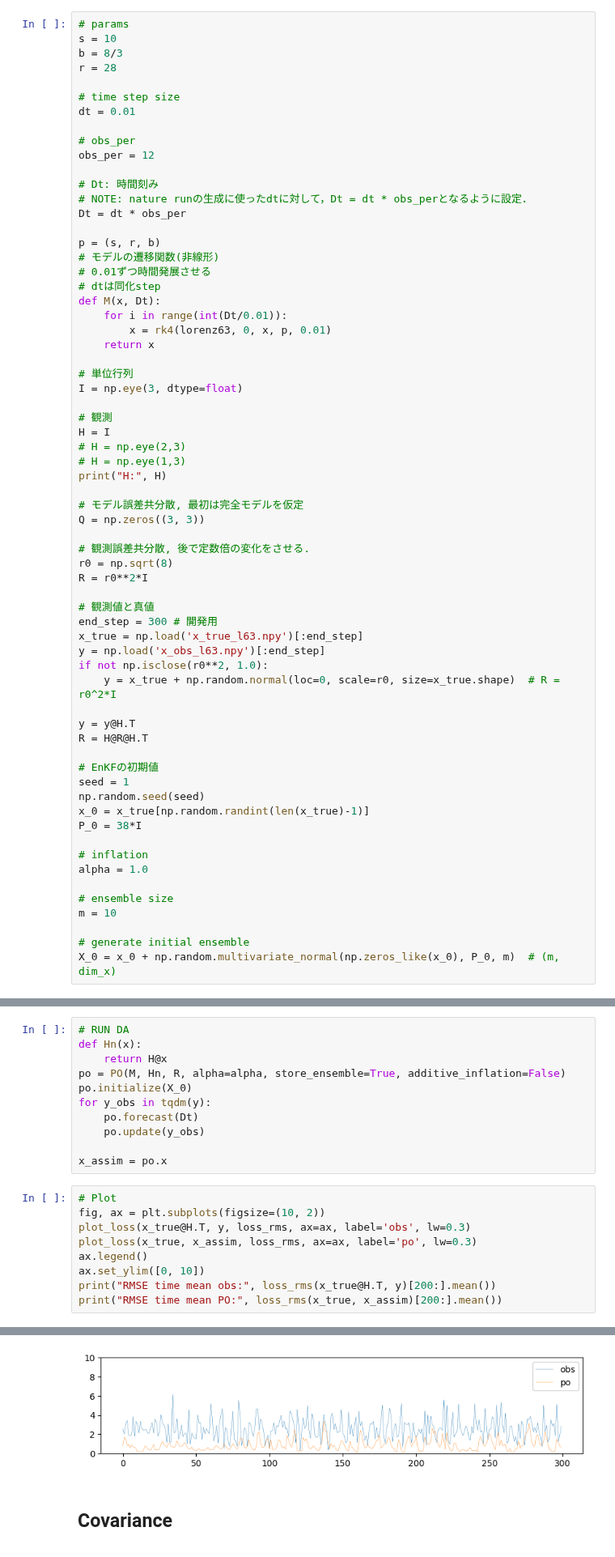
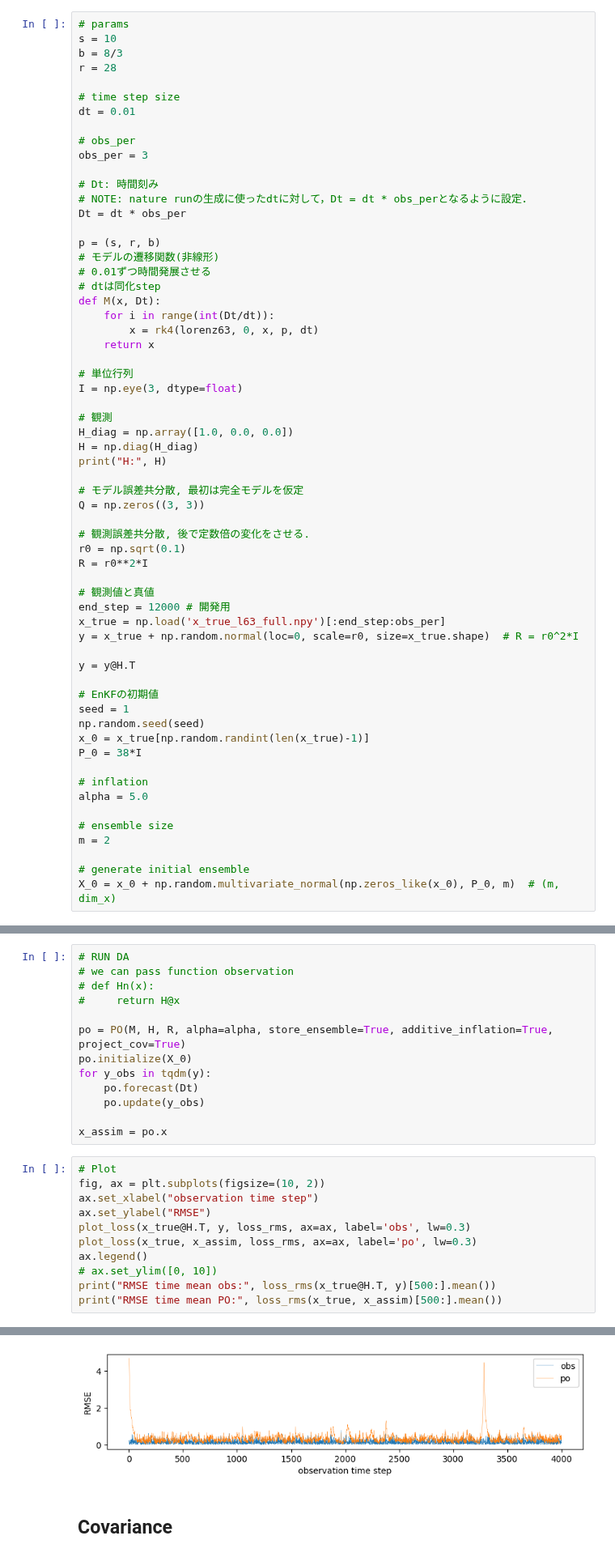
Before and after one commit to KotaTakeda/da_py, a Jupyter notebook: examples/l63_po.ipynb, the cells around one changed output, grey strips where cells are left out. Shown at 81% size. Saved outputs shown, nothing was run; the diff lists cells and outputs as text.

```diff
--- a/examples/l63_po.ipynb
+++ b/examples/l63_po.ipynb
@@ -17,7 +17,7 @@ r = 28
 dt = 0.01
 
 # obs_per
-obs_per = 12
+obs_per = 3
 
 # Dt: 時間刻み
 # NOTE: nature runの生成に使ったdtに対して，Dt = dt * obs_perとなるように設定．
@@ -28,35 +28,31 @@ p = (s, r, b)
 # 0.01ずつ時間発展させる
 # dtは同化step
 def M(x, Dt):
-    for i in range(int(Dt/0.01)):
-        x = rk4(lorenz63, 0, x, p, 0.01)
+    for i in range(int(Dt/dt)):
+        x = rk4(lorenz63, 0, x, p, dt)
     return x
 
 # 単位行列
 I = np.eye(3, dtype=float)
 
 # 観測
-H = I
-# H = np.eye(2,3)
-# H = np.eye(1,3)
+H_diag = np.array([1.0, 0.0, 0.0])
+H = np.diag(H_diag)
 print("H:", H)
 
 # モデル誤差共分散, 最初は完全モデルを仮定
 Q = np.zeros((3, 3))
 
 # 観測誤差共分散, 後で定数倍の変化をさせる.
-r0 = np.sqrt(8)
+r0 = np.sqrt(0.1)
 R = r0**2*I
 
 # 観測値と真値
-end_step = 300 # 開発用
-x_true = np.load('x_true_l63.npy')[:end_step]
-y = np.load('x_obs_l63.npy')[:end_step]
-if not np.isclose(r0**2, 1.0):
-    y = x_true + np.random.normal(loc=0, scale=r0, size=x_true.shape)  # R = r0^2*I
+end_step = 12000 # 開発用
+x_true = np.load('x_true_l63_full.npy')[:end_step:obs_per]
+y = x_true + np.random.normal(loc=0, scale=r0, size=x_true.shape)  # R = r0^2*I
 
 y = y@H.T
-R = H@R@H.T
 
 # EnKFの初期値
 seed = 1
@@ -65,10 +61,10 @@ x_0 = x_true[np.random.randint(len(x_true)-1)]
 P_0 = 38*I
 
 # inflation
-alpha = 1.0
+alpha = 5.0
 
 # ensemble size
-m = 10
+m = 2
 
 # generate initial ensemble
 X_0 = x_0 + np.random.multivariate_normal(np.zeros_like(x_0), P_0, m)  # (m, dim_x)
@@ -79,8 +75,10 @@ H: [[1. 0. 0.]
 # %%
 # RUN DA
-def Hn(x):
-    return H@x
-po = PO(M, Hn, R, alpha=alpha, store_ensemble=True, additive_inflation=False)
+# we can pass function observation
+# def Hn(x):
+#     return H@x
+
+po = PO(M, H, R, alpha=alpha, store_ensemble=True, additive_inflation=True, project_cov=True)
 po.initialize(X_0)
 for y_obs in tqdm(y):
     po.forecast(Dt)
@@ -90,10 +88,12 @@ x_assim = po.x
 # %%
 # Plot
 fig, ax = plt.subplots(figsize=(10, 2))
+ax.set_xlabel("observation time step")
+ax.set_ylabel("RMSE")
 plot_loss(x_true@H.T, y, loss_rms, ax=ax, label='obs', lw=0.3)
 plot_loss(x_true, x_assim, loss_rms, ax=ax, label='po', lw=0.3)
 ax.legend()
-ax.set_ylim([0, 10])
-print("RMSE time mean obs:", loss_rms(x_true@H.T, y)[200:].mean())
-print("RMSE time mean PO:", loss_rms(x_true, x_assim)[200:].mean())
+# ax.set_ylim([0, 10])
+print("RMSE time mean obs:", loss_rms(x_true@H.T, y)[500:].mean())
+print("RMSE time mean PO:", loss_rms(x_true, x_assim)[500:].mean())
 # %% [output]
@@ -102,4 +102,4 @@ RMSE time mean PO: 0.9789085281383073
-[figure, old version]
+[figure, new version]
 # %% [markdown]
 ## Covariance
 # %%
```
Also changed, not shown: parts of 4 cells of this notebook, 3 other files.
